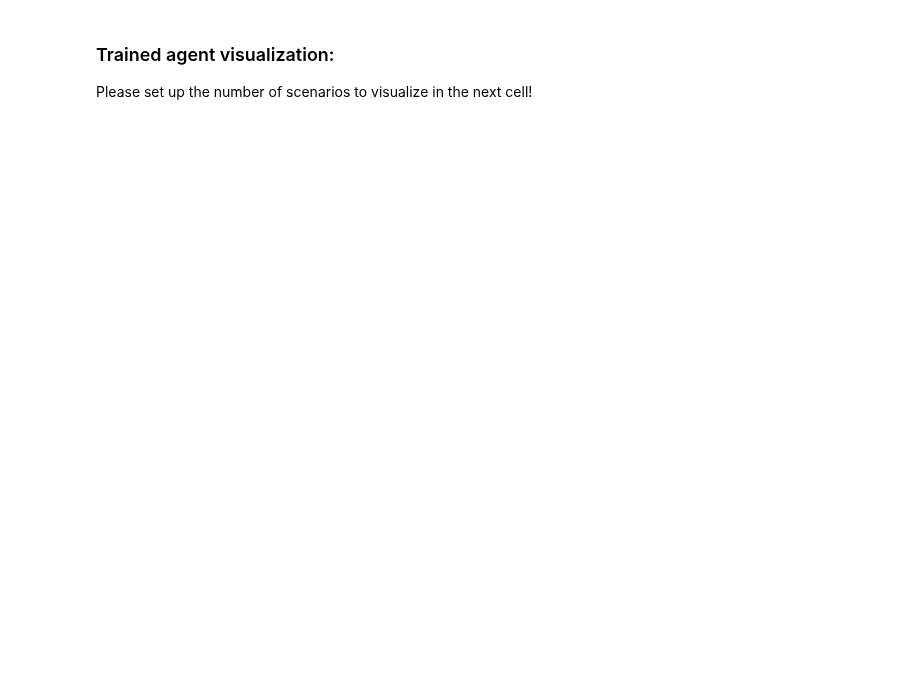
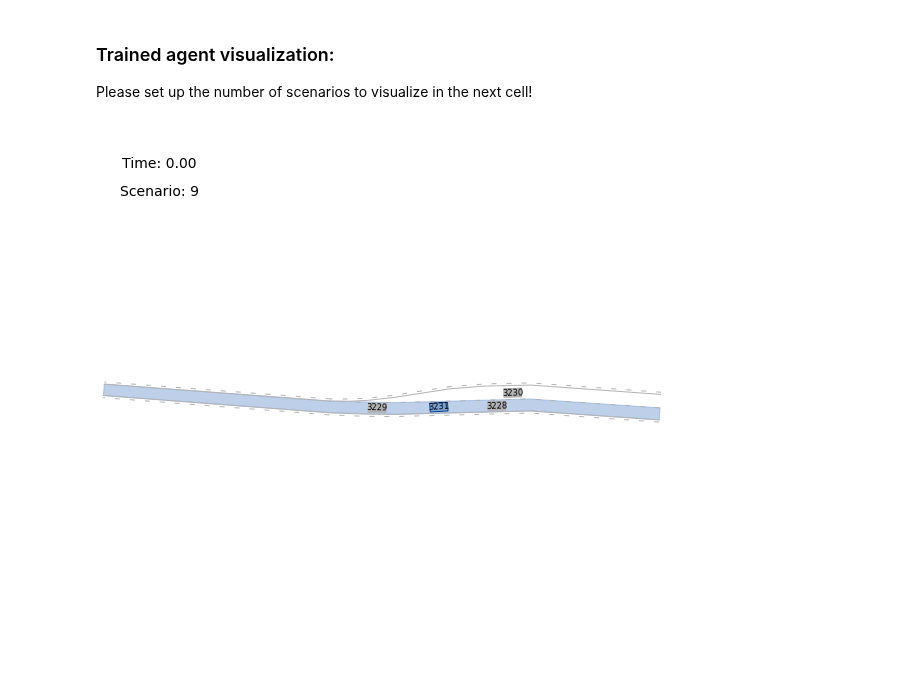
Before and after one commit to bark-simulator/bark-ml, a Jupyter notebook: docs/report/gail.ipynb, the cells around one changed output. Cells and saved outputs as stored; diff of their text form; code cells hidden in the pictures; blank space fills up the shorter version.

```diff
--- a/docs/report/gail.ipynb
+++ b/docs/report/gail.ipynb
@@ -264,33 +266,37 @@ params = ParameterServer(filename="data/params/gail_params.json")
 # setting the path for the pretrained agent.
 params["ML"]["GAILRunner"]["tf2rl"]["model_dir"] = "../../../com_github_gail_4_bark_large_data_store/pretrained_agents/gail/merging"
 
 # customized parameters:
 params["ML"]["Settings"]["GPUUse"] = gpu
-params["ML"]["GAILRunner"]["tf2rl"]["max_steps"] = max_steps
-params["ML"]["GAILRunner"]["tf2rl"]["test_interval"] = test_interval
-params["ML"]["GAILRunner"]["tf2rl"]["test_episodes"] = test_episodes
+tf2rl_params = params["ML"]["GAILRunner"]["tf2rl"]
+tf2rl_params["max_steps"] = max_steps
+tf2rl_params["test_interval"] = test_interval
+tf2rl_params["test_episodes"] = test_episodes
+params["ML"]["GAILRunner"]["tf2rl"] = tf2rl_params
 if params["ML"]["BehaviorGAILAgent"]["WarmUp"] > max_steps / 2:
     params["ML"]["BehaviorGAILAgent"]["WarmUp"] = max_steps / 2
 
 # create environment
 bp = ContinuousMergingBlueprint(params,
                               number_of_senarios=500,
                               random_seed=0)
 env = SingleAgentRuntime(blueprint=bp,
                       render=False)
 
 # wrapped environment for compatibility with tf2rl
 wrapped_env = TF2RLWrapper(env,
 normalize_features=params["ML"]["Settings"]["NormalizeFeatures"])
 
 # instantiate the GAIL agent
 gail_agent = BehaviorGAILAgent(environment=wrapped_env,
                            params=params)
 
 # instantiate a runner that is going to train the agent.
 runner = GAILRunner(params=params,
                  environment=wrapped_env,
                  agent=gail_agent,)
 
 # Visualize the agent
 runner.Visualize(num_scenarios_to_visualize, renderer="matplotlib_jupyter")
+# %% [output]
+[figure, added]
```
Also changed, not shown: parts of 5 cells of this notebook.
